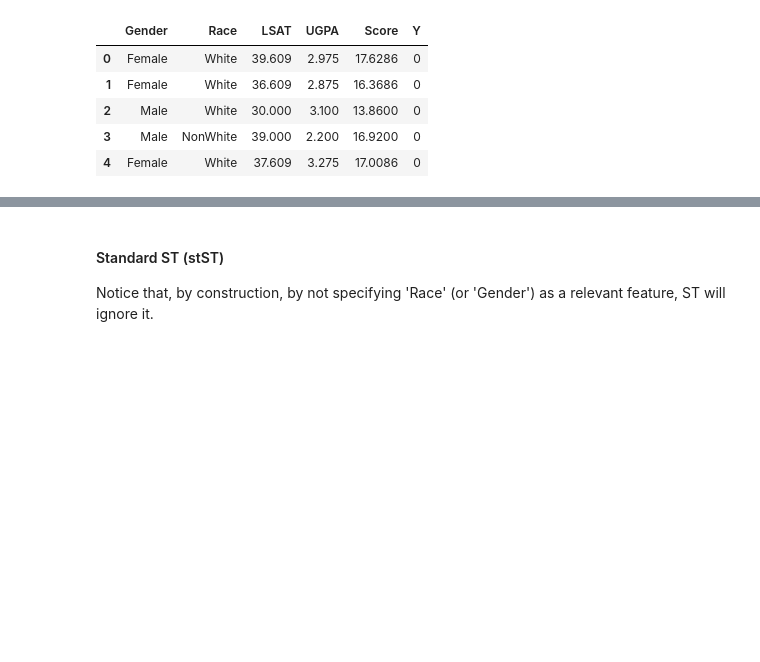
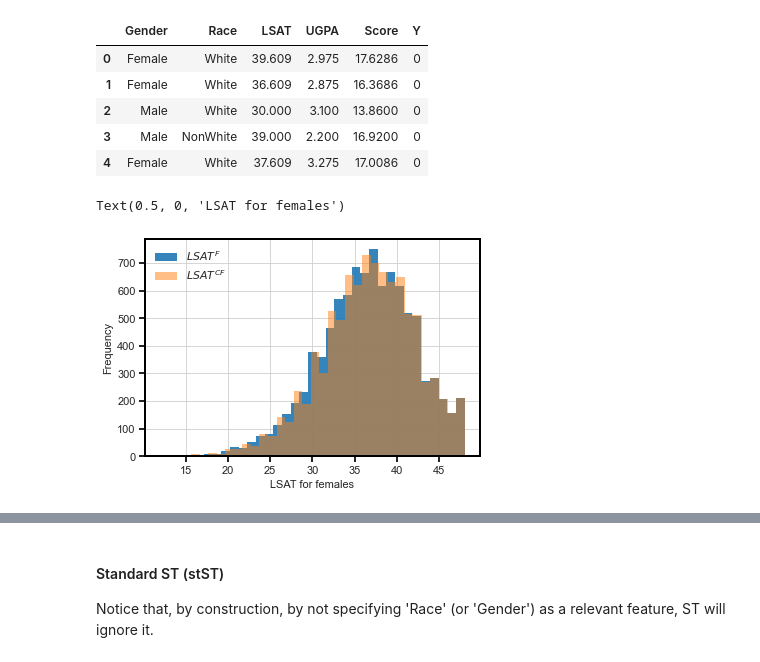
Before and after one commit to cc-jalvarez/counterfactual-situation-testing, a Jupyter notebook: src/analysis_law_school.ipynb, the cells around one changed output, grey strips where cells are left out. Saved outputs shown, nothing was run; the diff lists cells and outputs as text; code cells hidden in the pictures; blank space fills up the shorter version.

```diff
--- a/src/analysis_law_school.ipynb
+++ b/src/analysis_law_school.ipynb
@@ -116,3 +189,13 @@ cf_df.head(5)
 | 2 | Male | White | 30.000 | 3.100 | 13.8600 | 0 |
 | 3 | Male | NonWhite | 39.000 | 2.200 | 16.9200 | 0 |
 | 4 | Female | White | 37.609 | 3.275 | 17.0086 | 0 |
+# %%
+b = 35
+plt.hist(df[df['Gender'] == 'Female']['LSAT'], bins=b, alpha=0.9, label=r'$LSAT^F$')
+plt.hist(cf_df[cf_df['Gender'] == 'Female']['LSAT'], bins=b, alpha=0.5, label=r'$LSAT^{CF}$')
+plt.legend(loc='upper left')
+plt.ylabel('Frequency')
+plt.xlabel(r'LSAT for females')
+# %% [output]
+Text(0.5, 0, 'LSAT for females')
+[figure, added]
```
Also changed, not shown: parts of 53 cells of this notebook, 4 other files.
